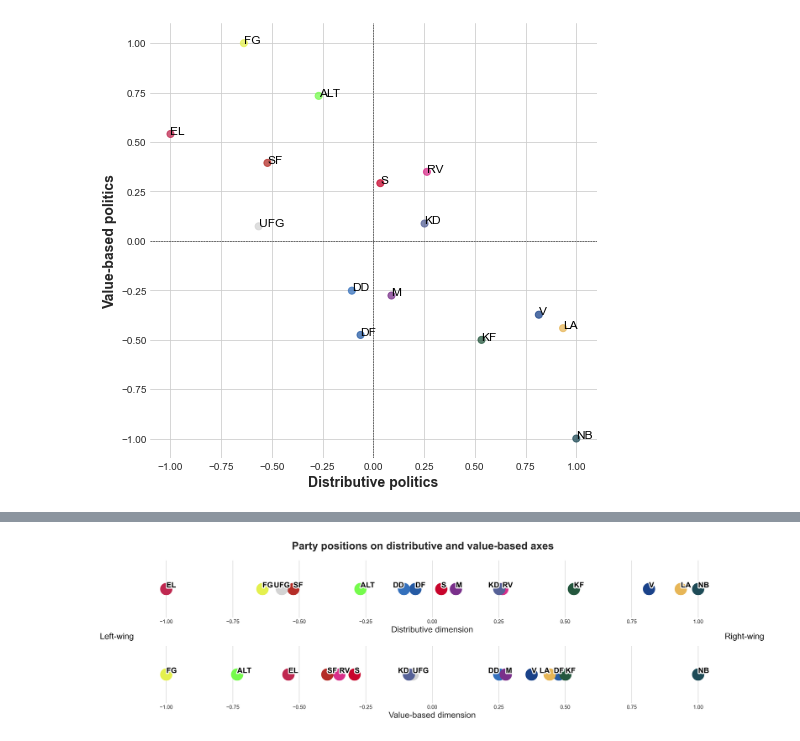
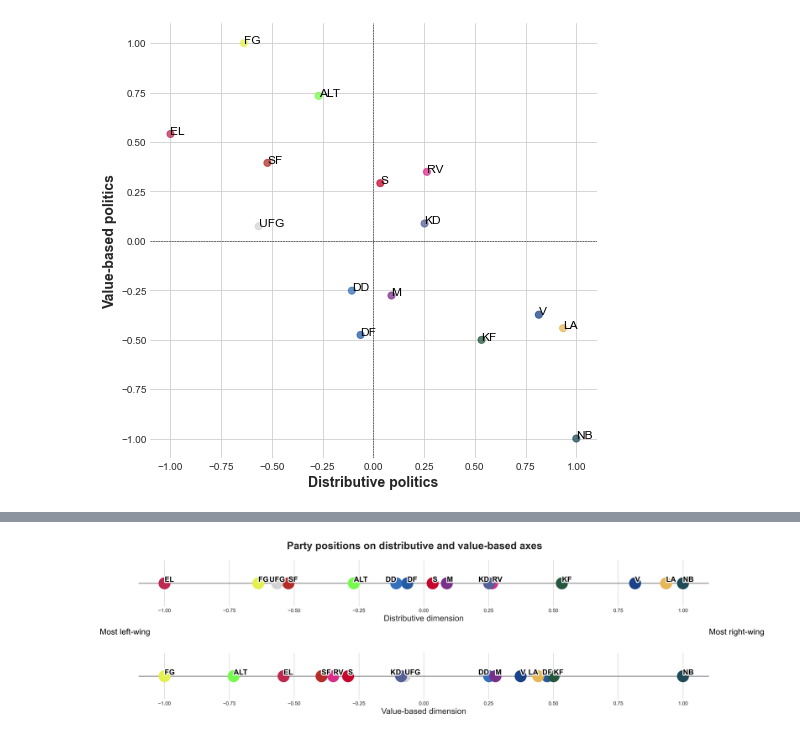
Before and after one commit to paride92/GeneralisedPoliticalScaling, a Jupyter notebook: project_ideology.ipynb, the cells around one changed output, grey strips where cells are left out. Drawn from its saved outputs; the diff is of its cells as text; code cells hidden in the pictures.

```diff
--- a/project_ideology.ipynb
+++ b/project_ideology.ipynb
@@ -652,43 +653,47 @@ proj_dim2 = -proj_dim2
 fig, axs = plt.subplots(2, 1, figsize=(20, 5))
 
 # add space between subplots
-fig.subplots_adjust(hspace=0.5)
+fig.subplots_adjust(hspace=1)
+
+# add hline at 0, behind the scatterplot points
+for ax in axs:
+    ax.axhline(y=0, color='grey', linestyle='-', linewidth=1.5)
 
 # plot projection onto first subdimension
-axs[0].scatter(proj_dim1, np.zeros_like(proj_dim1), c=party_labels['color'], s = 500)
+axs[0].scatter(proj_dim1, np.zeros_like(proj_dim1), c=party_labels['color'], s = 500, zorder=2)
 axs[0].set_xlabel('Distributive dimension', size = 16)
 axs[0].set_ylim(-0.1, 0.1)
 
 # plot projection onto second subdimension
-axs[1].scatter(proj_dim2, np.zeros_like(proj_dim2), c=party_labels['color'], s = 500)
+axs[1].scatter(proj_dim2, np.zeros_like(proj_dim2), c=party_labels['color'], s = 500, zorder=2)
 axs[1].set_xlabel('Value-based dimension', size = 16)
 axs[1].set_ylim(-0.1, 0.1)
 
 # add party labels to each of the subplots without adjusting text positions
 for i, party in enumerate(party_labels['party']):
     axs[0].text(proj_dim1[i], 0, party, size=14.5, color='black', weight = 'bold', path_effects=[pe.withStroke(linewidth=4, foreground='white')])
     axs[1].text(proj_dim2[i], 0, party, size=14.5, color='black', weight = 'bold', path_effects=[pe.withStroke(linewidth=4, foreground='white')])
 
 # adjust text positions to avoid overlapping
-adjust_text([axs[0].texts[i] for i in range(len(axs[0].texts))], ax=axs[0], force_points=0.55, force_text=0.5, expand_points=(1,1), expand_text=(1,1))
-adjust_text([axs[1].texts[i] for i in range(len(axs[1].texts))], ax=axs[1], force_points=0.5, force_text=0.5, expand_points=(1,1), expand_text=(1,1))
+for ax in axs:
+    adjust_text([ax.texts[i] for i in range(len(ax.texts))], ax=ax, force_points=0.55, force_text=0.5, expand_points=(1,1), expand_text=(1,1))
 
 for ax in axs:
     ax.set_yticklabels([])
     ax.grid(False, axis = 'y', which = 'both')
 
     for spine in ax.spines.values():
         spine.set_visible(False)
 
 # add text note to each endpoint of each subplot
-axs[0].text(1.1, -0.175, 'Right-wing', size=16, color='black')
-axs[0].text(-1.25, -0.175, 'Left-wing', size=16, color='black')
+axs[0].text(1.1, -0.22, 'Most right-wing', size=16, color='black')
+axs[0].text(-1.25, -0.22, 'Most left-wing', size=16, color='black')
 
 plt.suptitle('Party positions on distributive and value-based axes', size = 20, weight = 'bold')
 
 #set display dpi to 300
 plt.rcParams['figure.dpi'] = 300
 
 plt.show()
 # %% [output]
-[figure, old version]
+[figure, new version]
```
Also changed, not shown: parts of 2 cells of this notebook, 2 other files.
